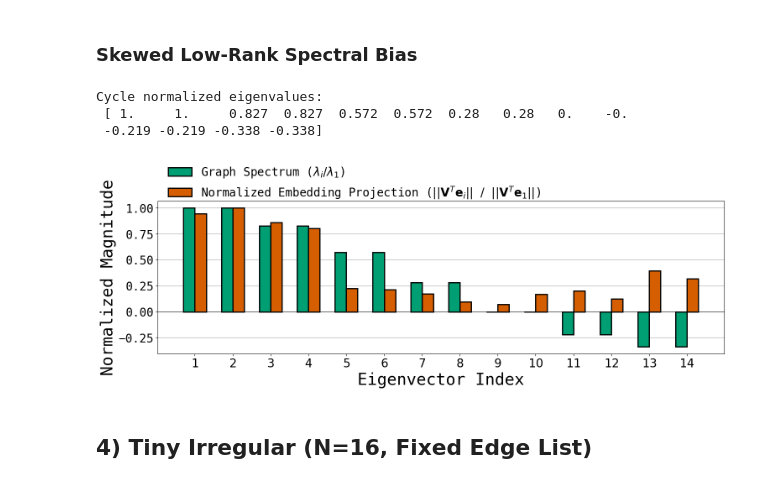
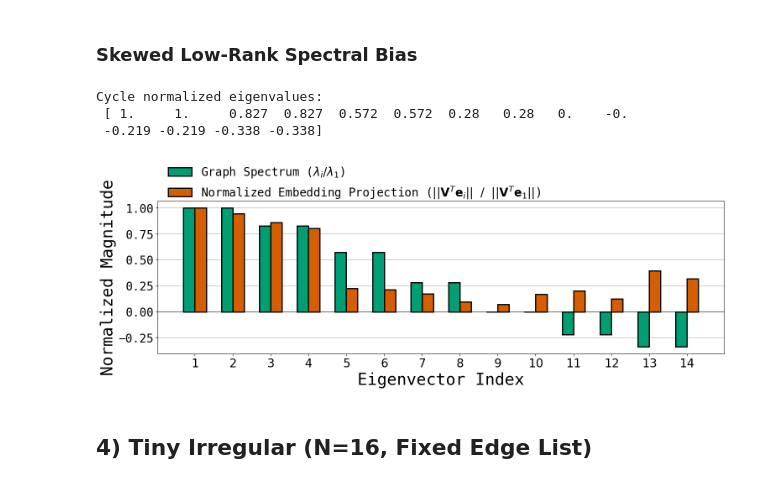
Before and after one commit to Shahriarnz14/Geometric_Memory, a Jupyter notebook: tiny_graphs_notebooks/experiment_notebooks_self_edges/tiny_transformer.ipynb, the cells around one changed output. Drawn from its saved outputs; the diff is of its cells as text; code cells hidden in the pictures.

Commit message:
transformer-decoder on tiny graphs (with self-edges)

```diff
--- a/tiny_graphs_notebooks/experiment_notebooks_self_edges/tiny_transformer.ipynb
+++ b/tiny_graphs_notebooks/experiment_notebooks_self_edges/tiny_transformer.ipynb
@@ -1050,37 +1021,39 @@ cycle_spectral_state = build_graph_spectral_state(
 # %%
 # Spectral-bias constants for this block
 cycle_spectral_drop_top_eigenvector = True
-cycle_spectral_reorder_prefix = (1, 0)
+cycle_spectral_reorder_prefix = None
 cycle_spectral_cutoff = None
 cycle_spectral_figsize = (15.0, 6.0)
 cycle_spectral_legend_anchor = (0.0, 1.3)
 
 cycle_norm_eigenvalues, cycle_norm_projections = compute_spectral_bias_from_state(
     embeddings=cycle_node_embeddings,
     spectral_state=cycle_spectral_state,
     drop_top_eigenvector=cycle_spectral_drop_top_eigenvector,
     reorder_prefix=cycle_spectral_reorder_prefix,
 )
 
 print("Cycle normalized eigenvalues:\n", cycle_norm_eigenvalues.round(3))
 
 plot_spectral_bias(
     norm_eigenvalues=cycle_norm_eigenvalues,
     norm_projections=cycle_norm_projections,
     title="",
     cutoff=cycle_spectral_cutoff,
     figsize=cycle_spectral_figsize,
     ylabel_fontsize=28,
     xlabel_fontsize=28,
     tick_fontsize=20,
     legend_fontsize=20,
     legend_anchor=cycle_spectral_legend_anchor,
+    save=True,
+    filename=f"{cycle_context.args.graph_type}_{cycle_context.args.model_family}_eigen_projection"
 );
 # %% [output]
 Cycle normalized eigenvalues:
  [ 1.     1.     0.827  0.827  0.572  0.572  0.28   0.28   0.    -0.
  -0.219 -0.219 -0.338 -0.338]
-[figure, old version]
+[figure, new version]
 # %% [markdown]
 ## 4) Tiny Irregular (N=16, Fixed Edge List)
 # %%
```
Also changed, not shown: parts of 11 cells of this notebook.
